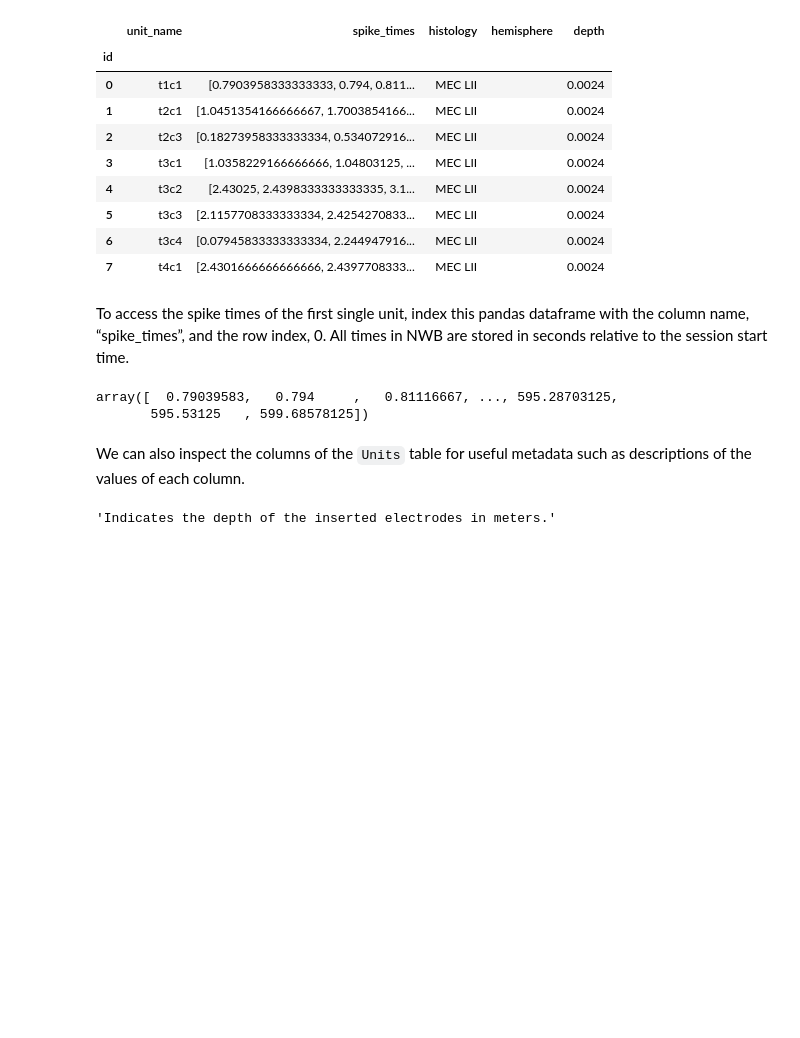
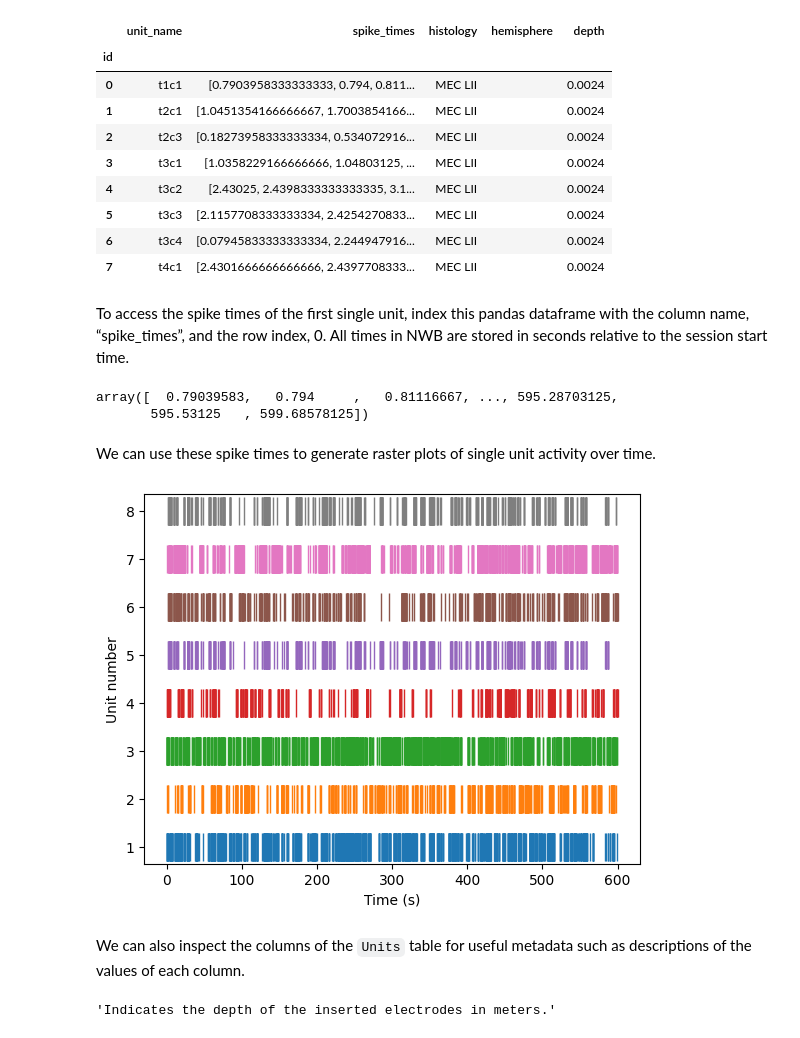
Before and after one commit to NeurodataWithoutBorders/nwb_hackathons, a Jupyter notebook: Cosyne_2025/nwb-cosyne2025.ipynb, the cells around one changed output. Saved outputs shown, nothing was run; the diff lists cells and outputs as text; code cells hidden in the pictures; blank space fills up the shorter version.

```diff
--- a/Cosyne_2025/nwb-cosyne2025.ipynb
+++ b/Cosyne_2025/nwb-cosyne2025.ipynb
@@ -202,6 +203,15 @@ units_df["spike_times"][0]
 # %% [output]
 array([  0.79039583,   0.794     ,   0.81116667, ..., 595.28703125,
        595.53125   , 599.68578125])
+# %% [markdown]
+We can use these spike times to generate raster plots of single unit activity over time.
+# %%
+fig, ax = plt.subplots()
+for i, st in enumerate(units_df['spike_times']):
+    ax.plot(st, np.ones_like(st) + i, '|', markersize=20)
+    ax.set(xlabel='Time (s)', ylabel='Unit number')
+# %% [output]
+[figure, added]
 # %% [markdown]
 We can also inspect the columns of the `Units` table for useful metadata such as descriptions of the values of each column.
 # %%
```
Also changed, not shown: parts of 2 cells of this notebook.
